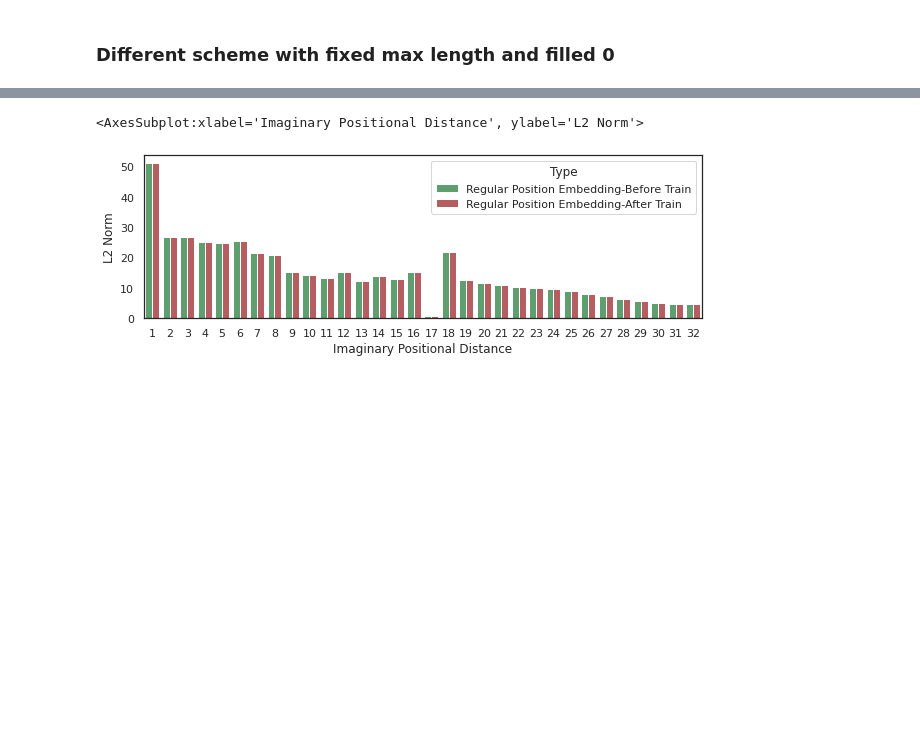
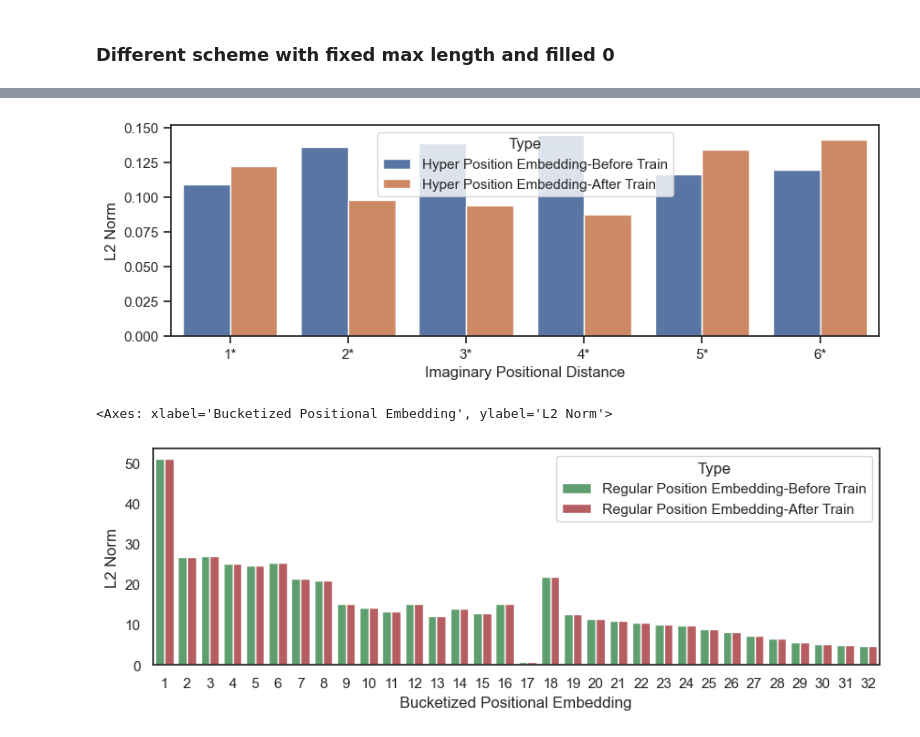
Before and after one commit to huynhducloi00/label-words-are-anchors, a Jupyter notebook: verify_unifiedqa/google-t5/plot_options.ipynb, the cells around one changed output, grey strips where cells are left out. Drawn from its saved outputs; the diff is of its cells as text; code cells hidden in the pictures; blank space fills up the shorter version.

```diff
--- a/verify_unifiedqa/google-t5/plot_options.ipynb
+++ b/verify_unifiedqa/google-t5/plot_options.ipynb
@@ -122,26 +126,31 @@ ax[1].legend().remove()
+# %%
+ax=sns.barplot(df_norm[df_norm['Type'].apply(lambda x:'Hyper' in x)], x='Imaginary Positional Distance', y='L2 Norm', hue='Type',palette=['C0','C1'])
+# ax.legend().remove()
+# %% [output]
+[figure, added]
 # %%
 from numpy import linalg
 l2_before,_   = pickle.load(
     open('Scheme.Undirected_6w_weight_before.pkl', 'rb'))
 l2_after   = pickle.load(
     open('Scheme.MC-ED_positional_emb.pkl', 'rb'))
-kk={'Type':[],'Imaginary Positional Distance':[],'L2 Norm':[]}
+kk={'Type':[],x_label:[],'L2 Norm':[]}
 for index, m in enumerate(l2_before):
     kk['Type'].append('Regular Position Embedding-Before Train')
-    kk['Imaginary Positional Distance'].append(index+1)
+    kk[x_label].append(index+1)
     kk['L2 Norm'].append(linalg.norm(m))
 
 for index, m in enumerate(l2_after):
     kk['Type'].append('Regular Position Embedding-After Train')
-    kk['Imaginary Positional Distance'].append(index+1)
+    kk[x_label].append(index+1)
     kk['L2 Norm'].append(linalg.norm(m))
 
 df_norm = DataFrame(kk)
 sns.set_theme(style='white', rc={'figure.figsize':(10,3)})
-sns.barplot(df_norm, x='Imaginary Positional Distance', y='L2 Norm', hue='Type',palette=["C2","C3"])
+sns.barplot(df_norm, x=x_label, y='L2 Norm', hue='Type',palette=["C2","C3"])
 # %% [output]
-<AxesSubplot:xlabel='Imaginary Positional Distance', ylabel='L2 Norm'>
+<Axes: xlabel='Bucketized Positional Embedding', ylabel='L2 Norm'>
-[figure, old version]
+[figure, new version]
 # %%
 np.array([abs(linalg.norm(l2_before[i])-linalg.norm(l2_after[i])) for i in range(32)]).mean()
 # %% [output]
```
Also changed, not shown: parts of 5 cells of this notebook.
